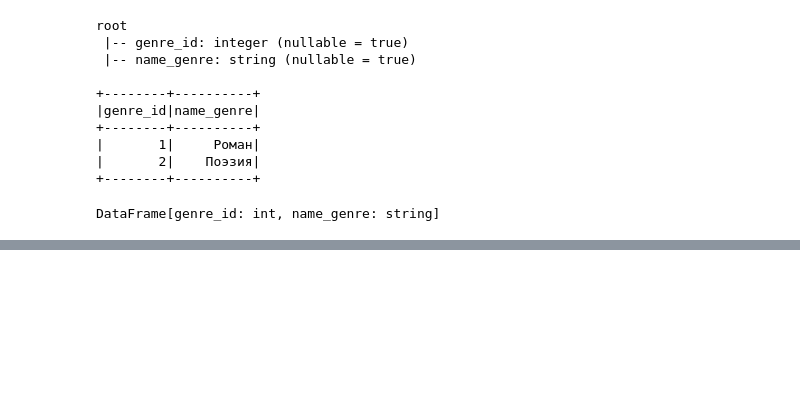
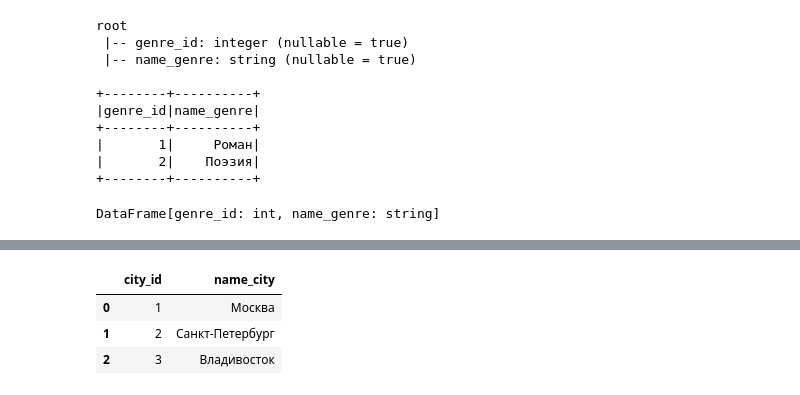
Before and after one commit to dinarsadykow/cv_hw, a Jupyter notebook: Stepik_SQL_HW.ipynb, the cells around one changed output, grey strips where cells are left out. Saved outputs shown, nothing was run; the diff lists cells and outputs as text; code cells hidden in the pictures; blank space fills up the shorter version.

```diff
--- a/Stepik_SQL_HW.ipynb
+++ b/Stepik_SQL_HW.ipynb
@@ -1645,0 +1733,22 @@ ORDER BY book.price DESC
+# %%
+# Создадим таблицу city
+
+t8 = """1	Москва
+2	Санкт-Петербург
+3	Владивосток"""
+
+df_pd11 = pd.DataFrame( [
+            [y.strip() for y in x \
+                .split("\t")] for x in t8.split('\n')] )
+
+df_pd11.columns = 'city_id	name_city'.split('\t')
+
+for col in [x for x in df_pd11.columns if '_id' in x]:
+  df_pd11[col] = df_pd11[col].astype('int64')
+
+df_pd11
+# %% [output]
+|  | city_id | name_city |
+| 0 | 1 | Москва |
+| 1 | 2 | Санкт-Петербург |
+| 2 | 3 | Владивосток |
```
Also changed, not shown: parts of 13 cells of this notebook.
